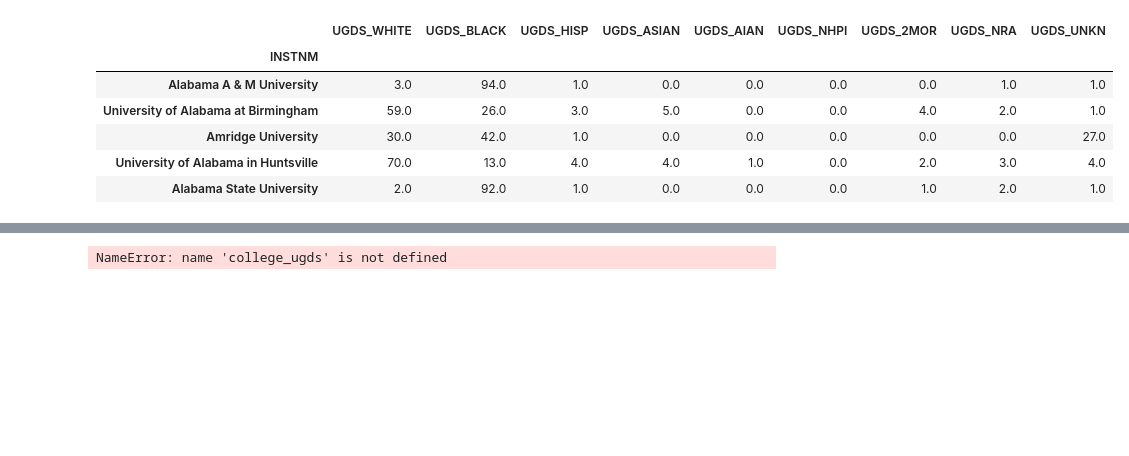
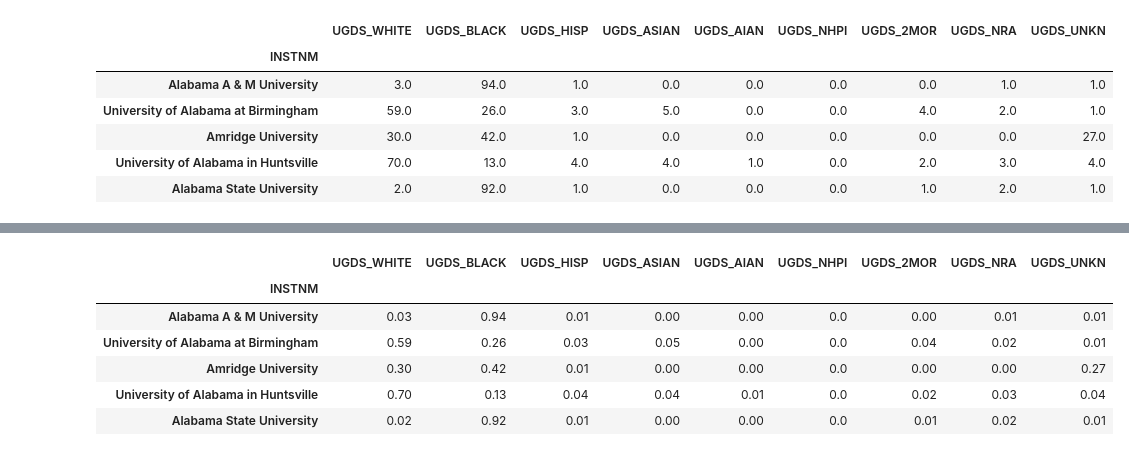
Before and after one commit to risarora/pandas-recipes, a Jupyter notebook: Pandas Recipes 2.0 Essential DataFrame Operations.ipynb, the cells around one changed output, grey strips where cells are left out. Cells and saved outputs as stored; diff of their text form; code cells hidden in the pictures; blank space fills up the shorter version.

```diff
--- a/Pandas Recipes 2.0 Essential DataFrame Operations.ipynb
+++ b/Pandas Recipes 2.0 Essential DataFrame Operations.ipynb
@@ -352,0 +400,12 @@ college_ugds.head()
+# %%
+import pandas as pd
+college = pd.read_csv('data/college.csv',index_col='INSTNM')
+
+college_ugds_head = college.filter(like='UGDS_').head()
+college_ugds = college_ugds.fillna(0)
+
+college_ugds_op_round = (college_ugds + 0.00501) // .01
+#college_ugds_op_round.div(2)
+#college_ugds_op_round = (college_ugds + 0.00501) // .01 /100
+
+#college_ugds_op_round.head()
@@ -353,5 +422,3 @@ college_ugds.head()
 # %%
-college_ugds_op_round = (college_ugds + 0.00501) // .01/100
-college_ugds_op_round.head()
+# >>> college_ugds_op_round = (college_ugds+ .00501) // .01 / 100
+# >>> college_ugds_op_round.head()
-# %% [output]
-NameError: name 'college_ugds' is not defined
@@ -359,0 +425,11 @@ NameError: name 'college_ugds' is not defined
+# %%
+college_ugds_round = (college_ugds + .00001).round(2)
+college_ugds_round.head()
+# %% [output]
+|  | UGDS_WHITE | UGDS_BLACK | UGDS_HISP | UGDS_ASIAN | UGDS_AIAN | UGDS_NHPI | UGDS_2MOR | UGDS_NRA | UGDS_UNKN |
+| INSTNM |  |  |  |  |  |  |  |  |  |
+| Alabama A & M University | 0.03 | 0.94 | 0.01 | 0.00 | 0.00 | 0.0 | 0.00 | 0.01 | 0.01 |
+| University of Alabama at Birmingham | 0.59 | 0.26 | 0.03 | 0.05 | 0.00 | 0.0 | 0.04 | 0.02 | 0.01 |
+| Amridge University | 0.30 | 0.42 | 0.01 | 0.00 | 0.00 | 0.0 | 0.00 | 0.00 | 0.27 |
+| University of Alabama in Huntsville | 0.70 | 0.13 | 0.04 | 0.04 | 0.01 | 0.0 | 0.02 | 0.03 | 0.04 |
+| Alabama State University | 0.02 | 0.92 | 0.01 | 0.00 | 0.00 | 0.0 | 0.01 | 0.02 | 0.01 |
```
Also changed, not shown: parts of 32 cells of this notebook, 4 other files.
